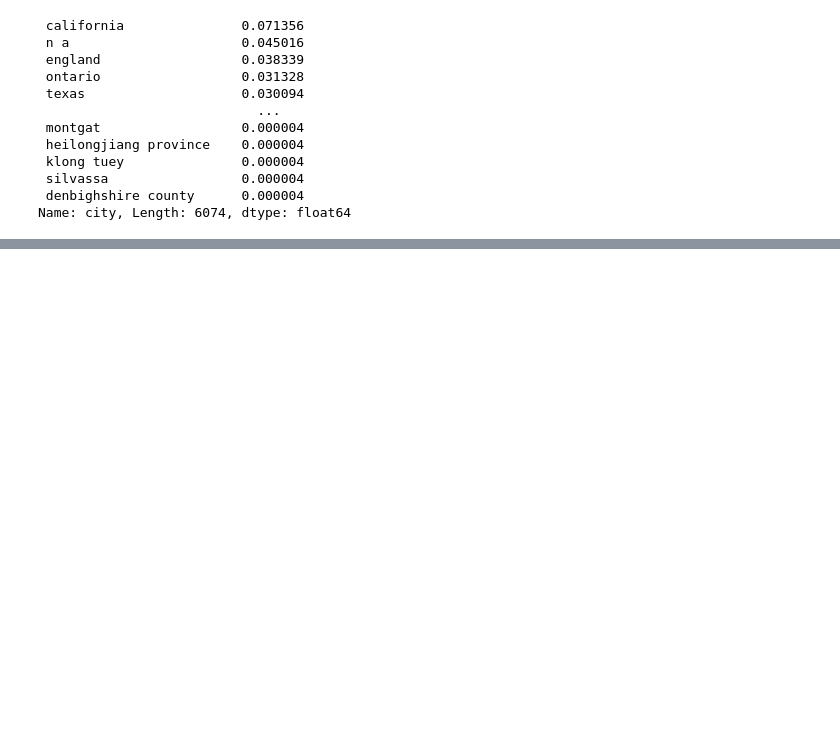
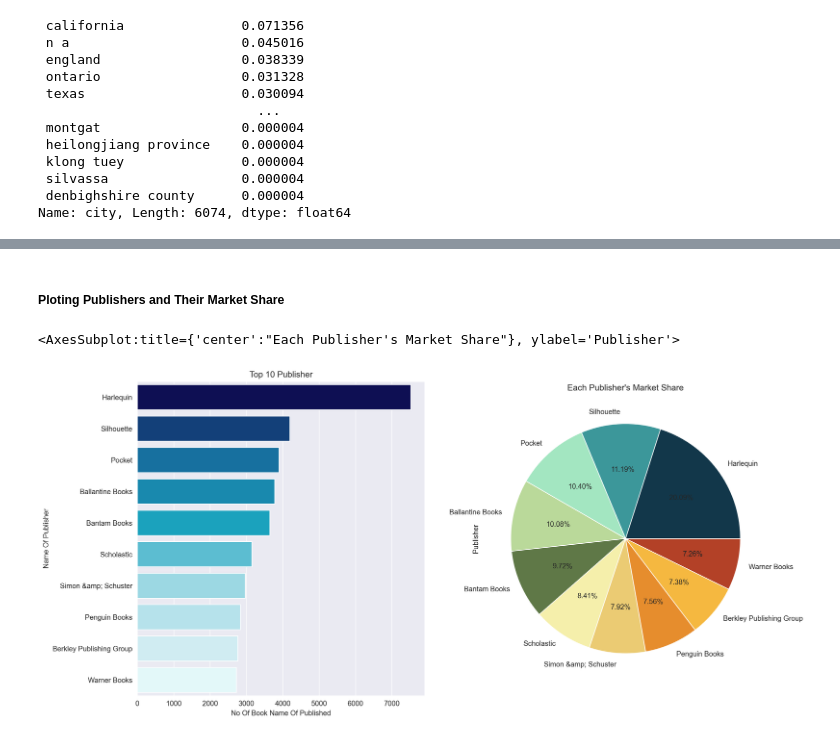
Before and after one commit to kunal-mallick/Book_Recommendation, a Jupyter notebook: Data Preprocessing & EDA/EDA.ipynb, the cells around one changed output, grey strips where cells are left out. Drawn from its saved outputs; the diff is of its cells as text; code cells hidden in the pictures; blank space fills up the shorter version.

```diff
--- a/Data Preprocessing & EDA/EDA.ipynb
+++ b/Data Preprocessing & EDA/EDA.ipynb
@@ -358,0 +484,17 @@ user_loc['country'] = 'usa'
+# %% [markdown]
+##### Ploting Publishers and Their Market Share
+# %%
+fig, ax = plt.subplots(ncols = 2)
+
+plt.setp(ax[0], title = 'Top 10 Publisher')
+plt.setp(ax[0], xlabel = 'No Of Book Name Of Published')
+plt.setp(ax[0], ylabel = 'Name Of Publisher')
+sns.barplot(y = rate['Publisher'].value_counts().head(10).index, x = rate['Publisher'].value_counts().head(10).values, ax = ax[0],
+            palette = ['#03045e', '#023e8a', '#0077b6', '#0096c7', '#00b4d8', '#48cae4', '#90e0ef', '#ade8f4', '#caf0f8', '#e0fbfc'])
+
+plt.setp(ax[1], title = "Each Publisher's Market Share")
+rate['Publisher'].value_counts().head(10).plot(kind='pie', autopct = '%.2f%%', ax = ax[1],
+                                                colors=['#12374a', '#3c979a', '#a3e6c1', '#bad99a', '#5f7847', '#f5efab', '#ebcb73', '#e68d2d', '#f5b840', '#b34127'])
+# %% [output]
+<AxesSubplot:title={'center':"Each Publisher's Market Share"}, ylabel='Publisher'>
+[figure, added]
```
Also changed, not shown: parts of 23 cells of this notebook.
